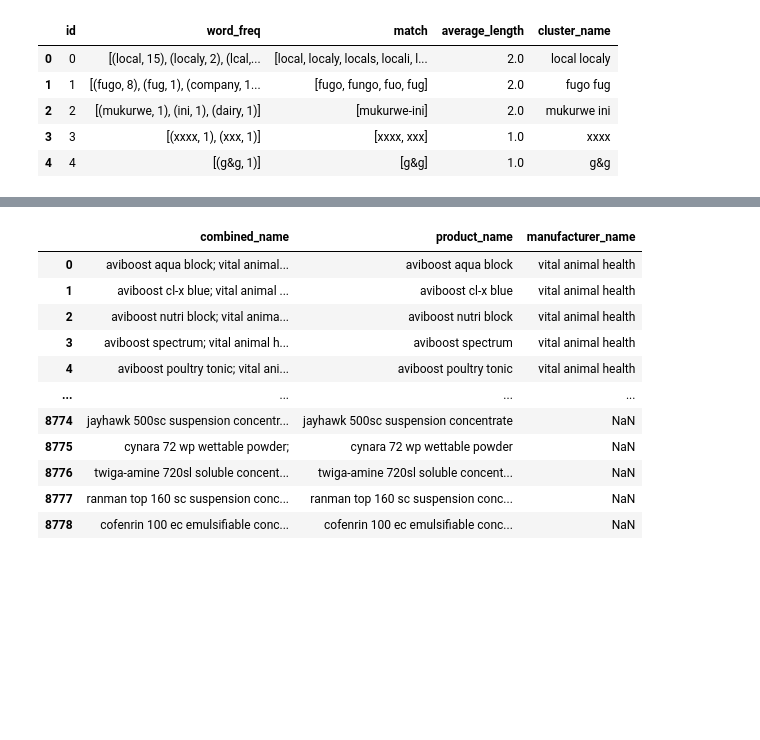
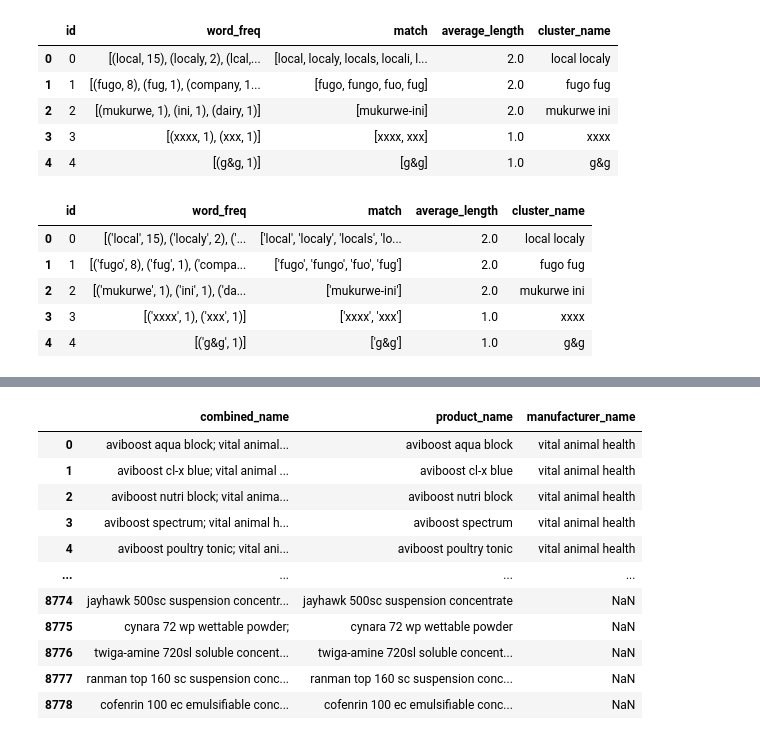
Before and after one commit to natbernard/Clustering-for-Product-Matching, a Jupyter notebook: models/model_v2/manufacturers_clustering.ipynb, the cells around one changed output, grey strips where cells are left out. Saved outputs shown, nothing was run; the diff lists cells and outputs as text; code cells hidden in the pictures; blank space fills up the shorter version.

```diff
--- a/models/model_v2/manufacturers_clustering.ipynb
+++ b/models/model_v2/manufacturers_clustering.ipynb
@@ -407,6 +423,15 @@ cluster_word_freq_df.head()
 | 4 | 4 | [(g&g, 1)] | [g&g] | 1.0 | g&g |
 # %%
 # cluster_word_freq_df.to_csv('cluster_word_freq_df.csv', index=False)
+cluster_word_freq_df = pd.read_csv('/home/natasha/Documents/Iprocure/Clustering-for-Product-Matching/models/model_v2/cluster_word_freq_df.csv')
+cluster_word_freq_df.head()
+# %% [output]
+|  | id | word_freq | match | average_length | cluster_name |
+| 0 | 0 | [('local', 15), ('localy', 2), ('... | ['local', 'localy', 'locals', 'lo... | 2.0 | local localy |
+| 1 | 1 | [('fugo', 8), ('fug', 1), ('compa... | ['fugo', 'fungo', 'fuo', 'fug'] | 2.0 | fugo fug |
+| 2 | 2 | [('mukurwe', 1), ('ini', 1), ('da... | ['mukurwe-ini'] | 2.0 | mukurwe ini |
+| 3 | 3 | [('xxxx', 1), ('xxx', 1)] | ['xxxx', 'xxx'] | 1.0 | xxxx |
+| 4 | 4 | [('g&g', 1)] | ['g&g'] | 1.0 | g&g |
 # %%
 cluster_word_freq_df[50:100]
 # %% [output]
```
Also changed, not shown: parts of 20 cells of this notebook, 3 other files.
